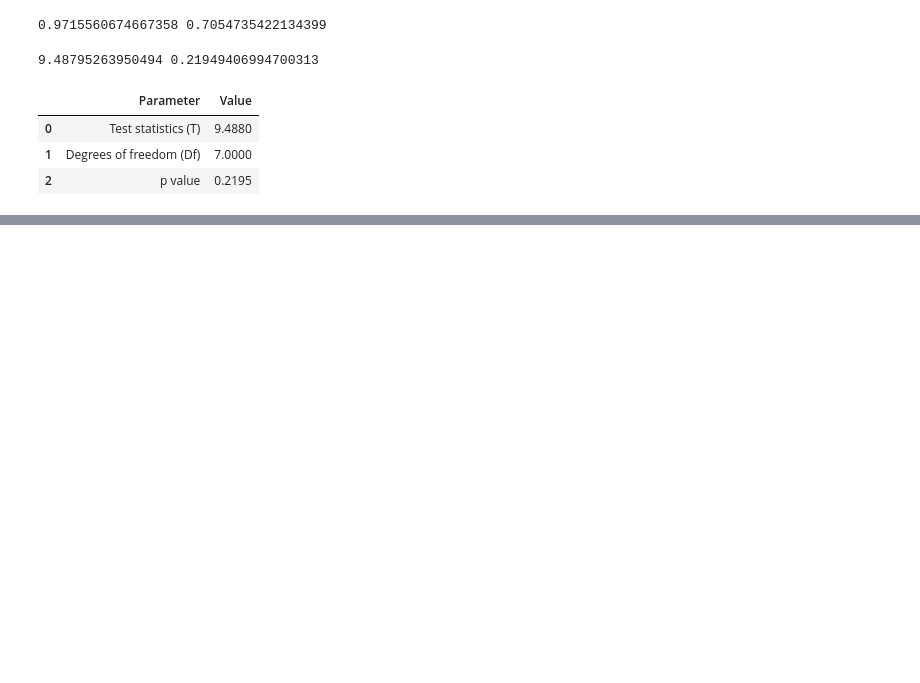
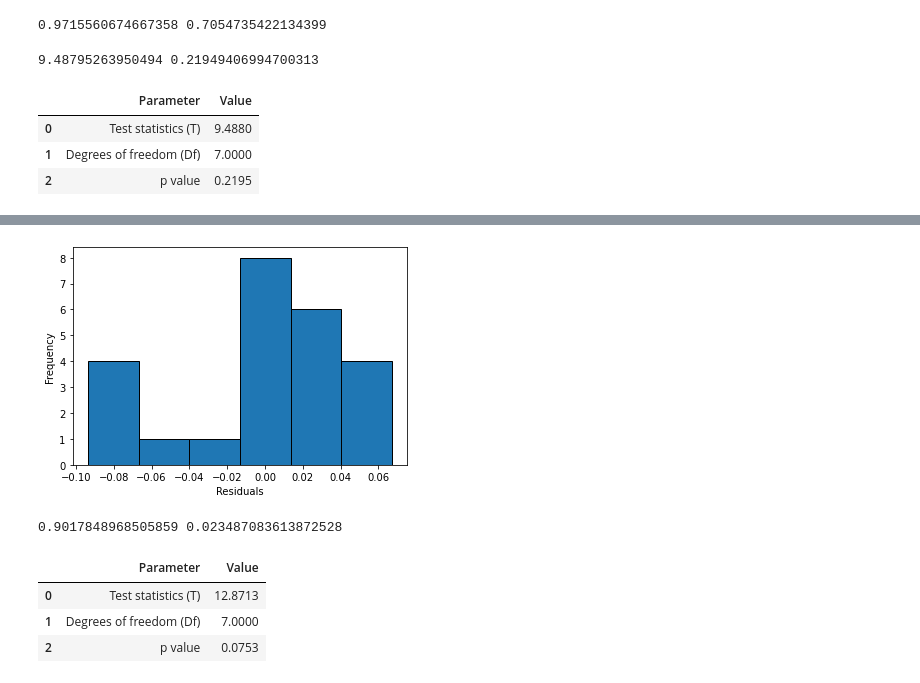
Before and after one commit to rman1061/Avocado, a Jupyter notebook: Copy_of_Statistical_Analysis.ipynb, the cells around one changed output, grey strips where cells are left out. Saved outputs shown, nothing was run; the diff lists cells and outputs as text; code cells hidden in the pictures; blank space fills up the shorter version.

```diff
--- a/Copy_of_Statistical_Analysis.ipynb
+++ b/Copy_of_Statistical_Analysis.ipynb
@@ -1921,0 +2032,14 @@ res.bartlett_summary
+# %%
+# histogram
+plt.hist(res.anova_model_out.resid, bins='auto', histtype='bar', ec='k')
+plt.xlabel("Residuals")
+plt.ylabel('Frequency')
+plt.show()
+# %% [output]
+[figure, added]
+# %%
+import scipy.stats as stats
+w, pvalue = stats.shapiro(model.resid)
+print(w, pvalue)
+# %% [output]
+0.9017848968505859 0.023487083613872528
@@ -1921,0 +2048,11 @@ res.bartlett_summary
+# %%
+# if you have a stacked table, you can use bioinfokit v1.0.3 or later for the bartlett's test
+from bioinfokit.analys import stat
+res = stat()
+res.bartlett(df=df_melt, res_var='value', xfac_var='treatments')
+res.bartlett_summary
+# %% [output]
+|  | Parameter | Value |
+| 0 | Test statistics (T) | 12.8713 |
+| 1 | Degrees of freedom (Df) | 7.0000 |
+| 2 | p value | 0.0753 |
```
Also changed, not shown: parts of 122 cells of this notebook.
